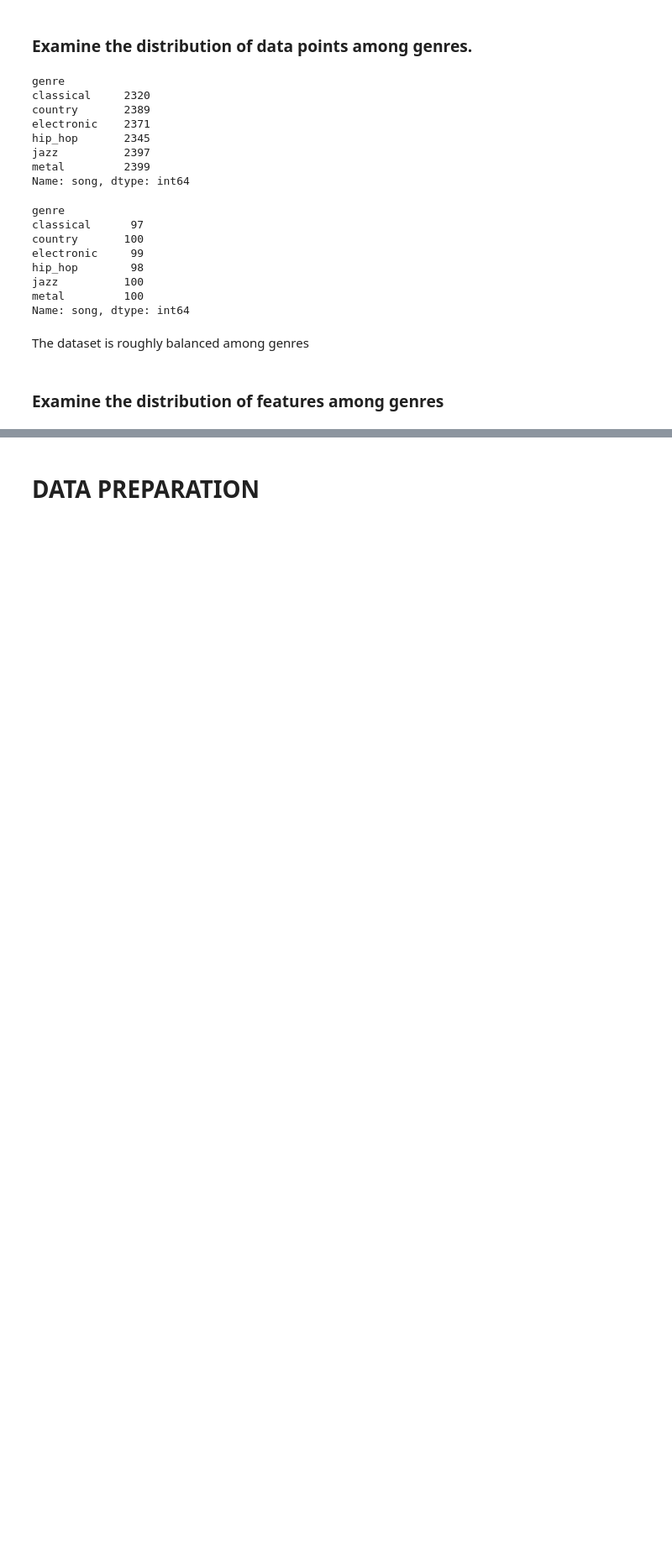
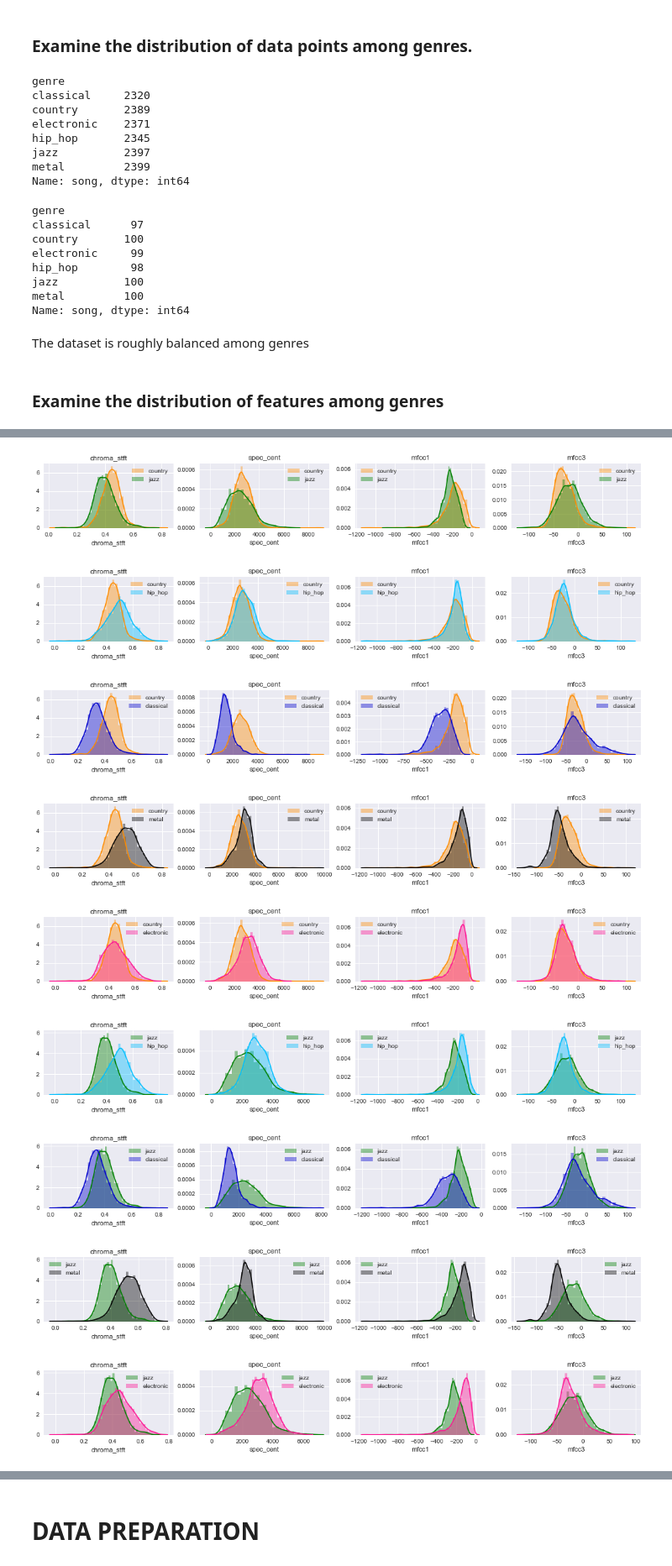
Before and after one commit to Patrickbfuller/classify_genre, a Jupyter notebook: genres.ipynb, the cells around one changed output, grey strips where cells are left out. Shown at 84% size. Saved outputs shown, nothing was run; the diff lists cells and outputs as text; code cells hidden in the pictures; blank space fills up the shorter version.

Commit message:
build out distribution visualizations

```diff
--- a/genres.ipynb
+++ b/genres.ipynb
@@ -7,6 +7,9 @@ Collecting implicitly labeled songs from playlists such as 'top 100 country song
 # %%
 import pandas as pd
 import matplotlib.pyplot as plt
+import seaborn as sns
+import itertools
+plt.style.use('seaborn')
 # %%
 from genres import collect_genre_features
 %load_ext autoreload
@@ -149,0 +147,4 @@ df.groupby('genre').mfcc3.hist
+# %%
+c_options = ['darkorange', 'green', 'deepskyblue', 'mediumblue', 'black', 'deeppink']
+colors = {k:v for k, v in zip(genres.keys(), c_options)}
+colors
@@ -149,0 +158,23 @@ df.groupby('genre').mfcc3.hist
+# %%
+cols = ['chroma_stft', 'spec_cent', 'mfcc1', 'mfcc3']
+for g1, g2 in itertools.combinations(df.genre.unique(), 2):
+    plt.figure(figsize=(18,2))
+    for i, col in enumerate(cols, start=1):
+        plt.subplot(1, len(cols), i)
+        s1 = df.loc[df.genre == g1, col]
+        s2 = df.loc[df.genre == g2, col]
+        sns.distplot(s1, label=g1, color=colors[g1])
+        sns.distplot(s2, label=g2, color=colors[g2])
+        plt.title(col)
+        plt.legend()
+    plt.show()
+# %% [output]
+[figure, added]
+[figure, added]
+[figure, added]
+[figure, added]
+[figure, added]
+[figure, added]
+[figure, added]
+[figure, added]
+[figure, added]
```
Also changed, not shown: parts of 10 cells of this notebook.
